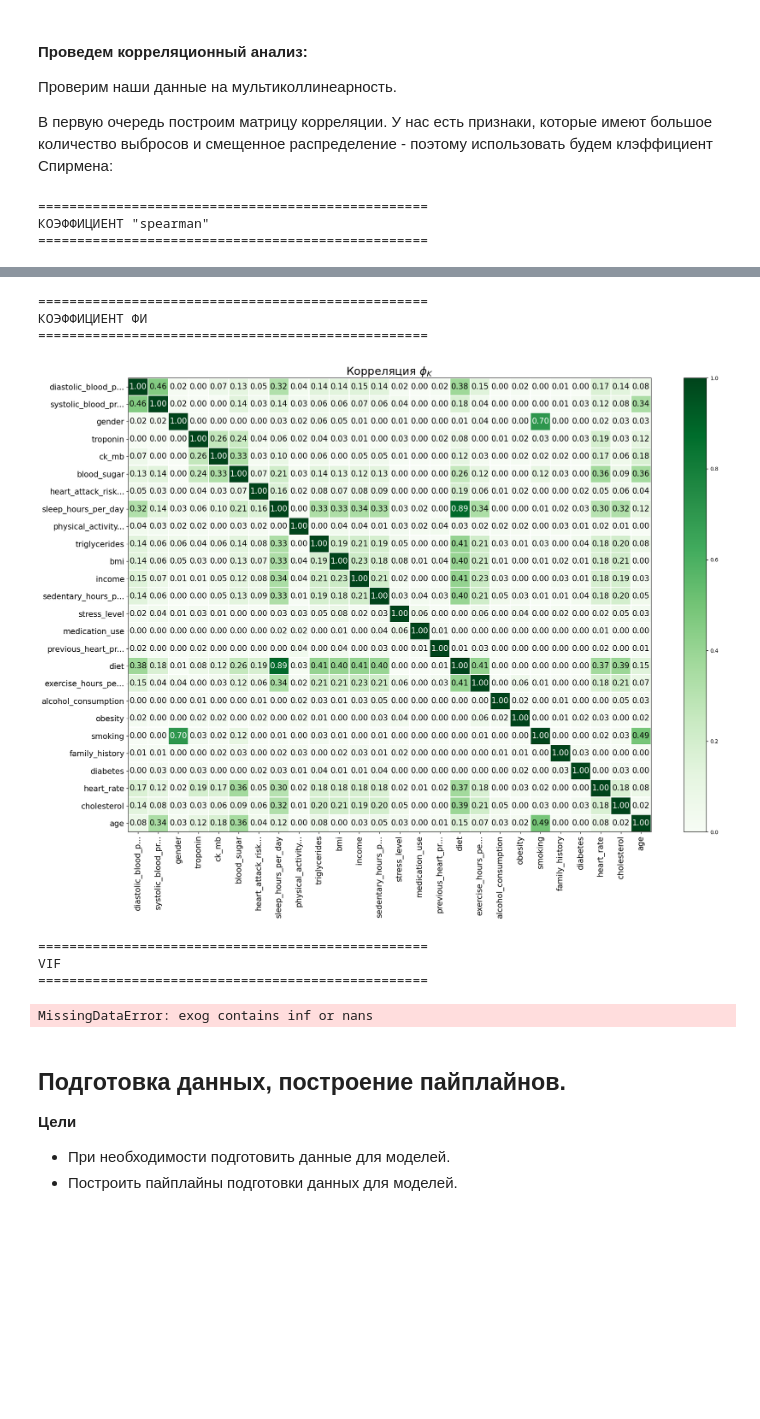
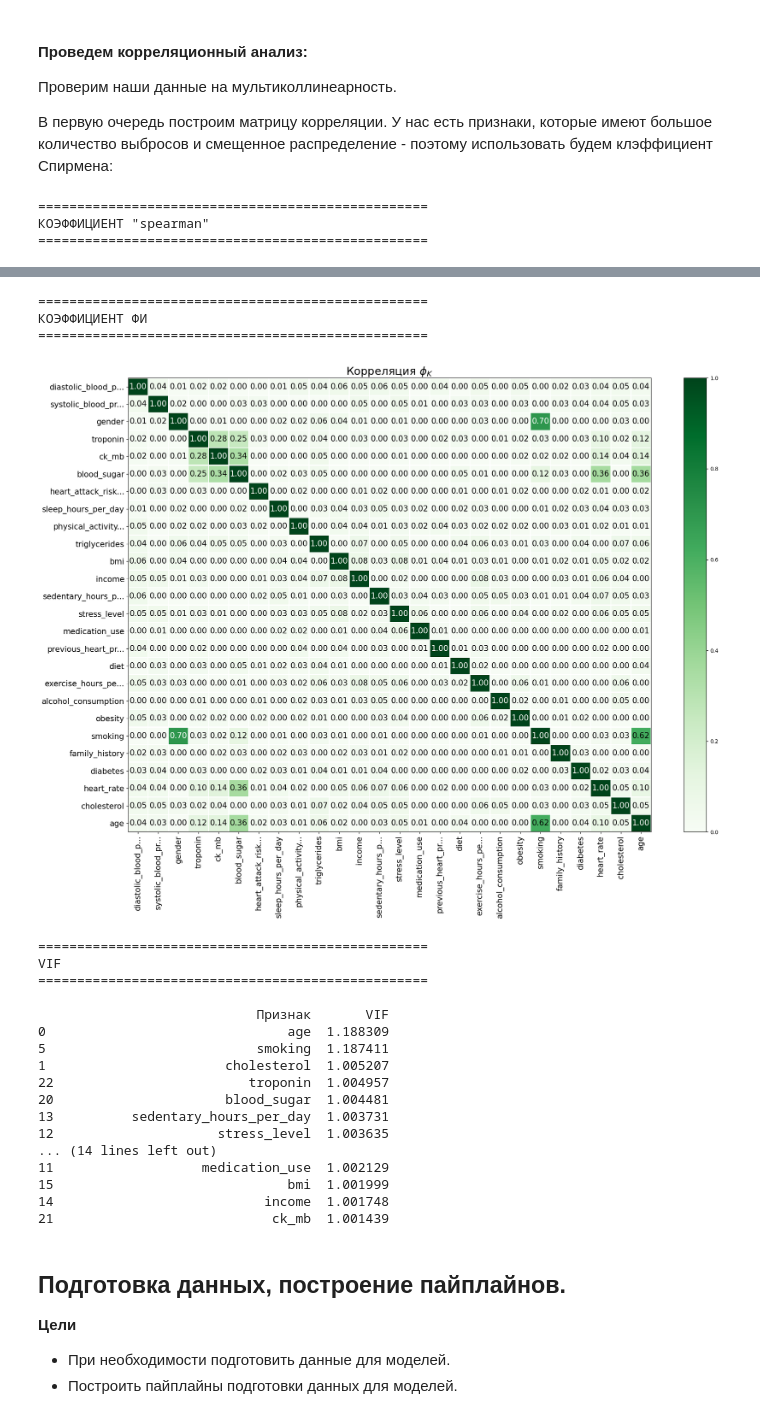
Before and after one commit to madLary/practicum-workshop-cvd-model, a Jupyter notebook: workshop-cdv-research.ipynb, the cells around one changed output, grey strips where cells are left out. Drawn from its saved outputs; the diff is of its cells as text; code cells hidden in the pictures; blank space fills up the shorter version.

```diff
--- a/workshop-cdv-research.ipynb
+++ b/workshop-cdv-research.ipynb
@@ -1282,20 +1282,33 @@ draw_hist_and_reg(train, 'sleep_hours_per_day', 'heart_attack_risk_binary')
 
 В первую очередь построим матрицу корреляции. У нас есть признаки, которые имеют большое количество выбросов и смещенное распределение - поэтому использовать будем клэффициент Спирмена:
 # %%
-analyze_correlation(train, CONTINUOUS_FEATURES, figsize=(15, 15))
+analyze_correlation(train.dropna(), CONTINUOUS_FEATURES, figsize=(15, 15))
 # %% [output]
 ==================================================
 КОЭФФИЦИЕНТ "spearman"
 ==================================================
 [figure]
 ==================================================
 КОЭФФИЦИЕНТ ФИ
 ==================================================
-[figure, old version]
+[figure, new version]
 ==================================================
 VIF
 ==================================================
+
+                            Признак       VIF
+0                               age  1.188309
+5                           smoking  1.187411
+1                       cholesterol  1.005207
+22                         troponin  1.004957
+20                      blood_sugar  1.004481
+13          sedentary_hours_per_day  1.003731
+12                     stress_level  1.003635
+... (14 lines left out)
+11                   medication_use  1.002129
+15                              bmi  1.001999
+14                           income  1.001748
+21                            ck_mb  1.001439
-MissingDataError: exog contains inf or nans
 # %% [markdown]
 ## Подготовка данных, построение пайплайнов.
 
```
